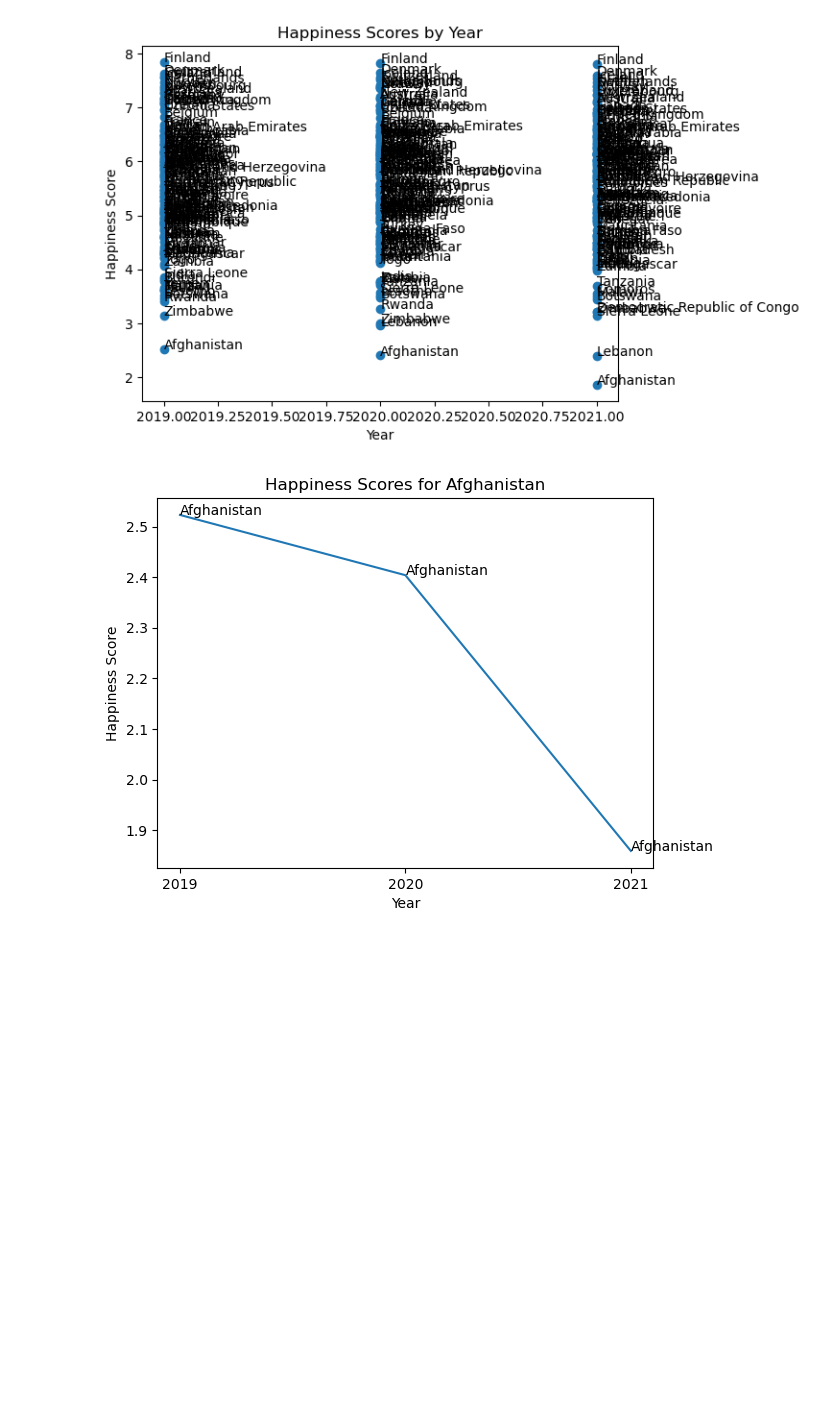
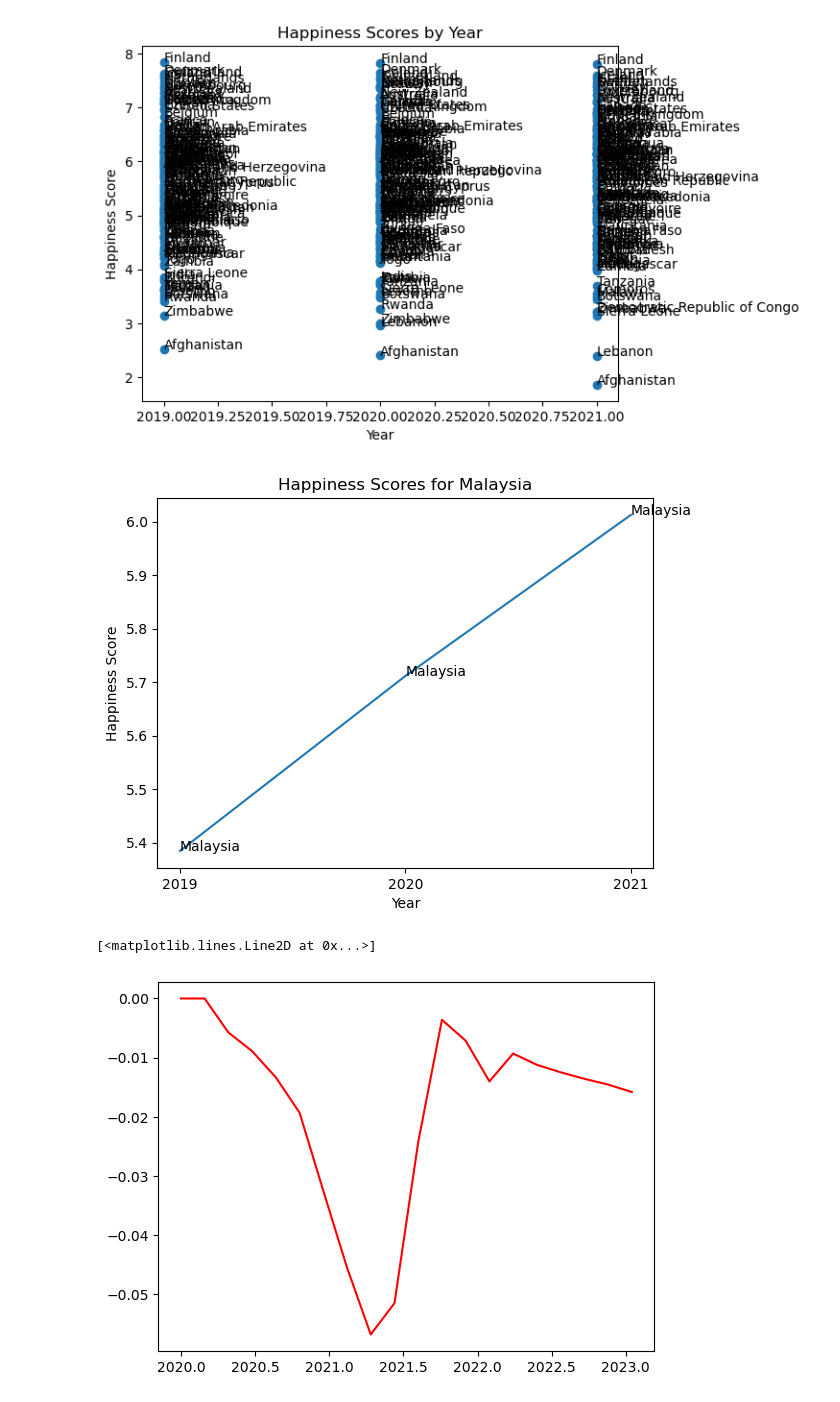
Before and after one commit to zadkhan/BigData_FinalProject, a Jupyter notebook: World Happiness.ipynb, the cells around one changed output. Drawn from its saved outputs; the diff is of its cells as text; code cells hidden in the pictures; blank space fills up the shorter version.

```diff
--- a/World Happiness.ipynb
+++ b/World Happiness.ipynb
@@ -148,27 +303,36 @@ plt.show()
 # %% [output]
 [figure]
 # %%
-afghan_data = happiness_data.loc[happiness_data.iloc[:,0] == 'Afghanistan']
+def plot_happiness_scores(country_name, ax=None):
+    # assume happiness_data is already defined here
 
-# extract the data for Afghanistan from the filtered dataframe
-years = afghan_data.iloc[:,2].values
-scores = afghan_data.iloc[:,3].values
+    # filter the happiness_data to only include data for the given country
+    country_data = happiness_data.loc[happiness_data.iloc[:,0] == country_name]
 
-# create a scatterplot of the Afghanistan data
-plt.plot(years, scores)
+    # extract the data for the given country from the filtered dataframe
+    years = country_data.iloc[:,2].values
+    scores = country_data.iloc[:,3].values
 
-# label each data point with the country name
-for i in range(len(years)):
-    plt.annotate('Afghanistan', (years[i], scores[i]))
+    # create a scatterplot of the given country data
+    plt.plot(years, scores)
 
-# set the axis labels and title
-plt.xlabel('Year')
-plt.ylabel('Happiness Score')
-plt.title('Happiness Scores for Afghanistan')
-plt.xticks([2019, 2020, 2021])
+    # label each data point with the country name
+    for i in range(len(years)):
+        plt.annotate(country_name, (years[i], scores[i]))
 
-plt.show()
+    # set the axis labels and title
+    plt.xlabel('Year')
+    plt.ylabel('Happiness Score')
+    plt.title(f'Happiness Scores for {country_name}')
+    plt.xticks([2019, 2020, 2021])
+
+    plt.show()
-# %% [output]
-[figure, removed]
+# %%
+plot_happiness_scores("Malaysia")
+plt.plot(merged_df["date_y"], merged_df["Malaysia"], color='red')
+# %% [output]
+[figure, added]
+[<matplotlib.lines.Line2D at 0x...>]
+[figure, added]
 # %%
 #
```
Also changed, not shown: parts of 9 cells of this notebook.
